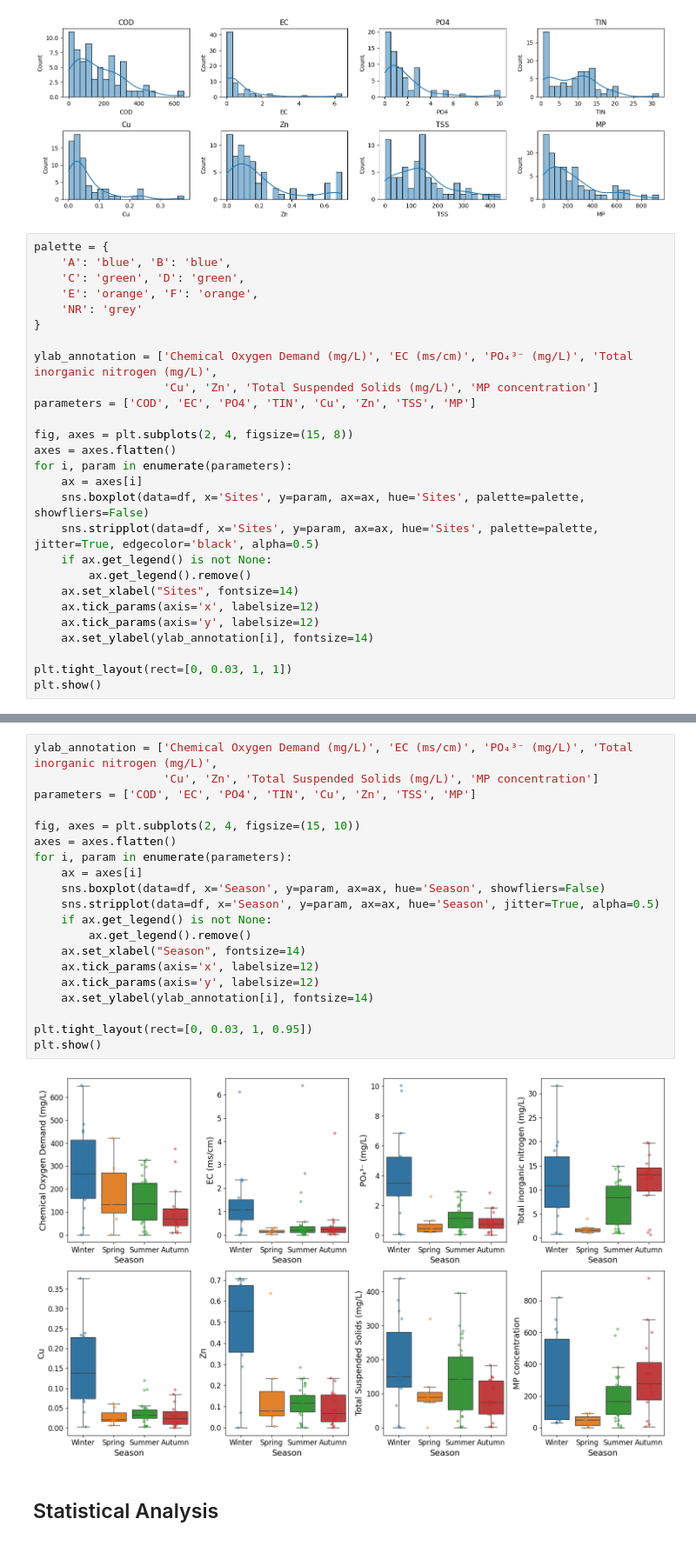
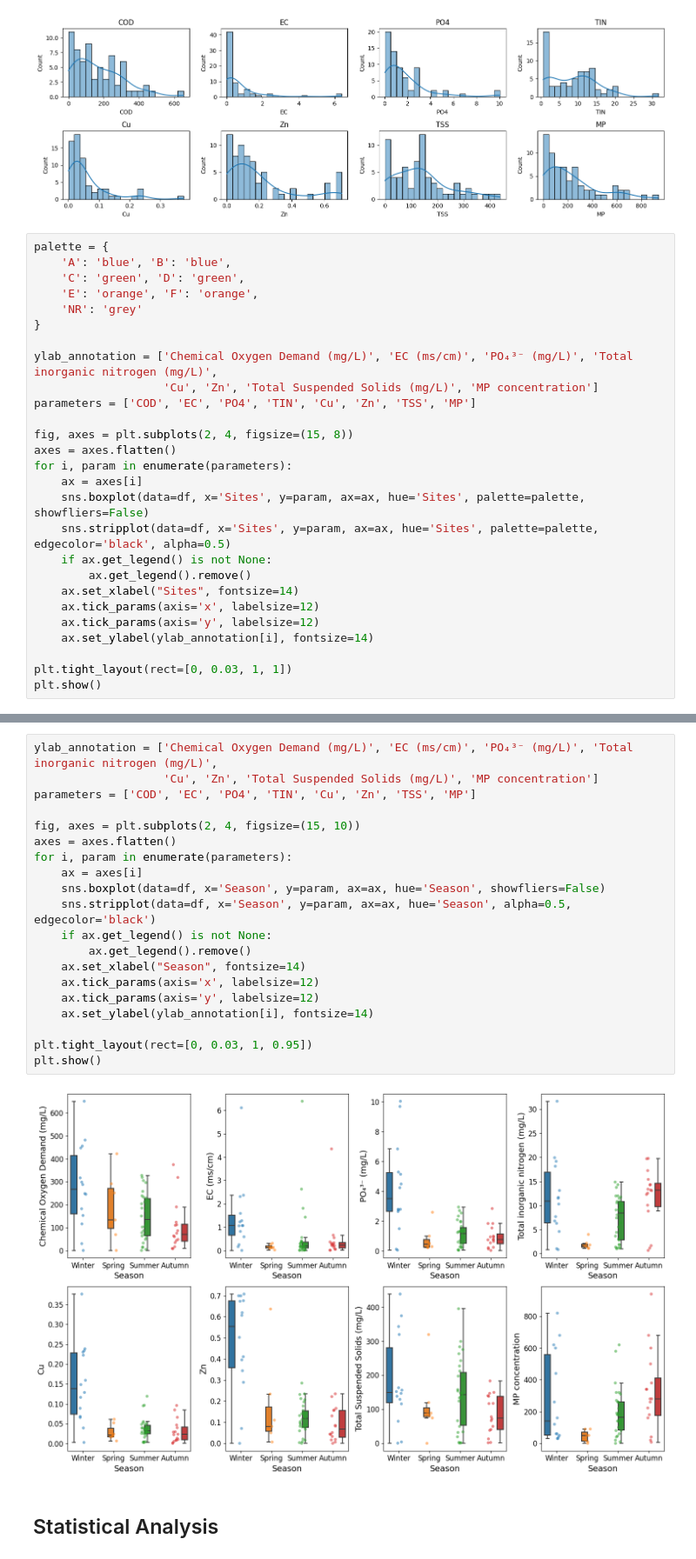
Before and after one commit to YuenWaHo/data-repo, a Jupyter notebook: Lin_road_runoff_pollutant.ipynb, the cells around one changed output, grey strips where cells are left out. Shown at 87% size. Saved outputs shown, nothing was run; the diff lists cells and outputs as text.

```diff
--- a/Lin_road_runoff_pollutant.ipynb
+++ b/Lin_road_runoff_pollutant.ipynb
@@ -90,7 +90,7 @@ axes = axes.flatten()
 for i, param in enumerate(parameters):
     ax = axes[i]
     sns.boxplot(data=df, x='Sites', y=param, ax=ax, hue='Sites', palette=palette, showfliers=False)
-    sns.stripplot(data=df, x='Sites', y=param, ax=ax, hue='Sites', palette=palette, jitter=True, edgecolor='black', alpha=0.5)
+    sns.stripplot(data=df, x='Sites', y=param, ax=ax, hue='Sites', palette=palette, edgecolor='black', alpha=0.5)
     if ax.get_legend() is not None:
         ax.get_legend().remove()
     ax.set_xlabel("Sites", fontsize=14)
@@ -105,25 +105,25 @@ plt.show()
 # %%
 ylab_annotation = ['Chemical Oxygen Demand (mg/L)', 'EC (ms/cm)', 'PO₄³⁻ (mg/L)', 'Total inorganic nitrogen (mg/L)',
                    'Cu', 'Zn', 'Total Suspended Solids (mg/L)', 'MP concentration']
 parameters = ['COD', 'EC', 'PO4', 'TIN', 'Cu', 'Zn', 'TSS', 'MP']
 
 fig, axes = plt.subplots(2, 4, figsize=(15, 10))
 axes = axes.flatten()
 for i, param in enumerate(parameters):
     ax = axes[i]
     sns.boxplot(data=df, x='Season', y=param, ax=ax, hue='Season', showfliers=False)
-    sns.stripplot(data=df, x='Season', y=param, ax=ax, hue='Season', jitter=True, alpha=0.5)
+    sns.stripplot(data=df, x='Season', y=param, ax=ax, hue='Season', alpha=0.5, edgecolor='black')
     if ax.get_legend() is not None:
         ax.get_legend().remove()
     ax.set_xlabel("Season", fontsize=14)
     ax.tick_params(axis='x', labelsize=12)
     ax.tick_params(axis='y', labelsize=12)
     ax.set_ylabel(ylab_annotation[i], fontsize=14)
 
 plt.tight_layout(rect=[0, 0.03, 1, 0.95])
 plt.show()
 # %% [output]
-[figure, old version]
+[figure, new version]
 # %% [markdown]
 ## Statistical Analysis
 # %%
```
Also changed, not shown: parts of 2 cells of this notebook.
